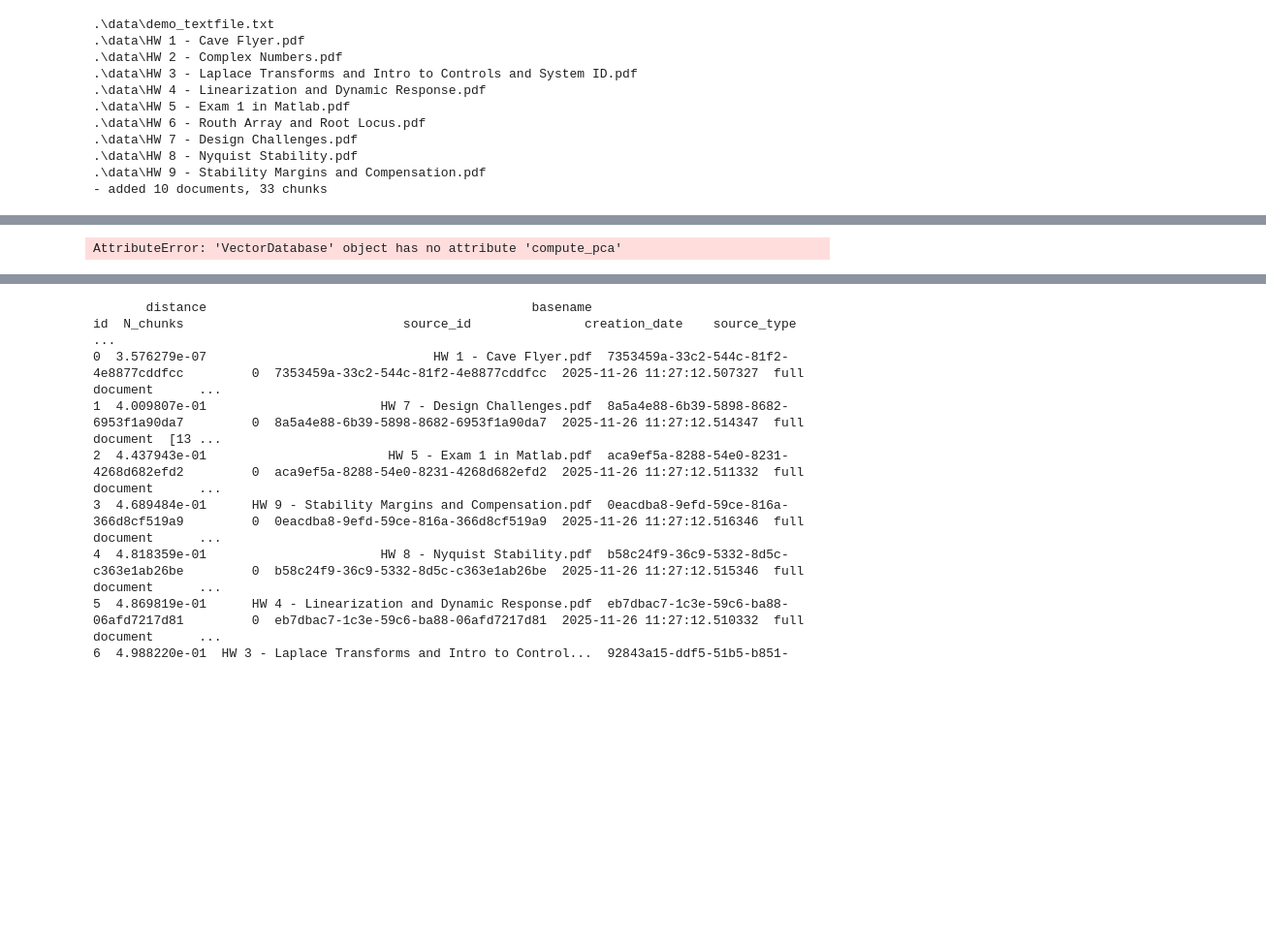
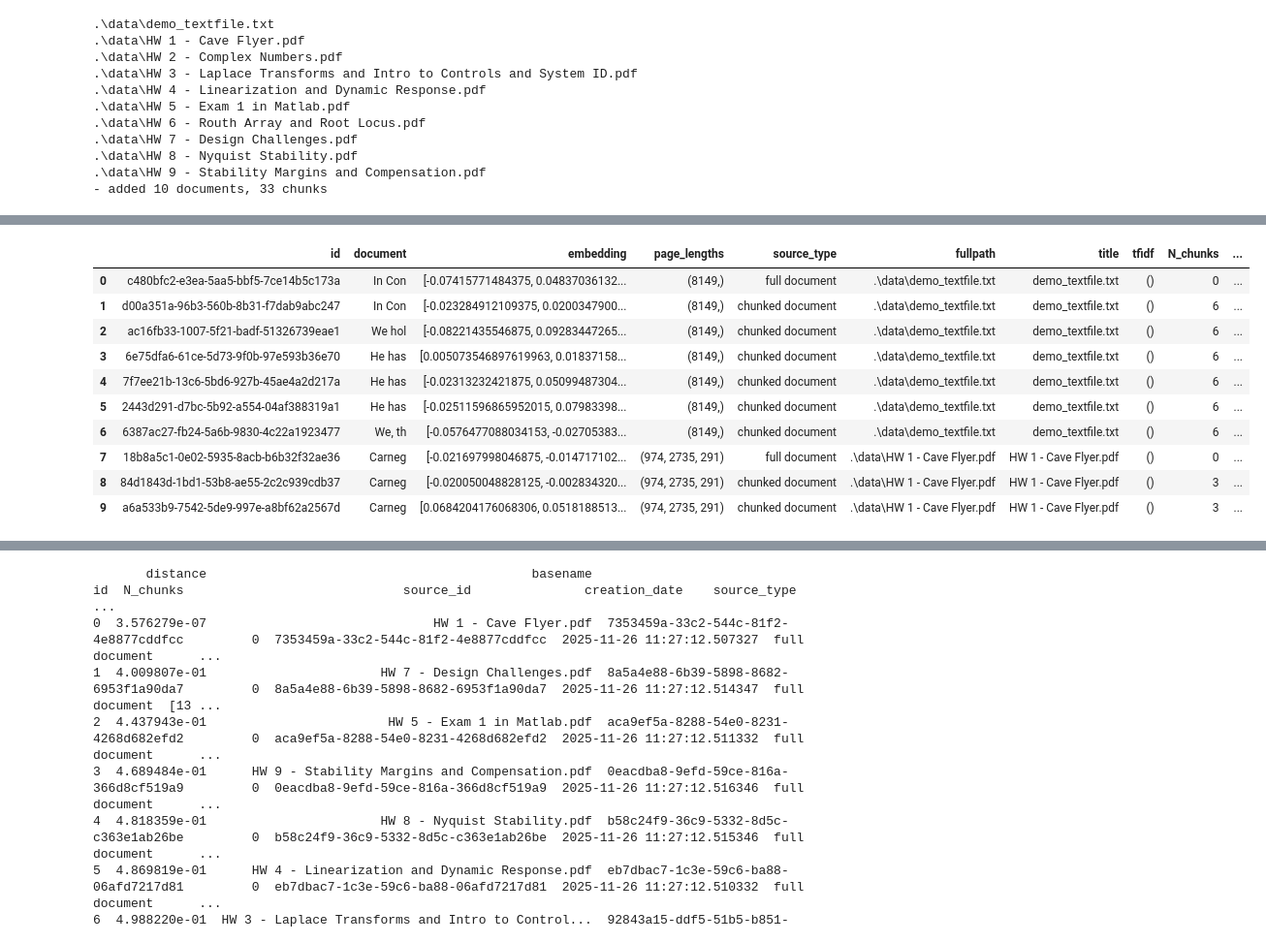
Before and after one commit to Shroff20/rag2, a Jupyter notebook: demo.ipynb, the cells around one changed output, grey strips where cells are left out. Shown at 97% size. Saved outputs shown, nothing was run; the diff lists cells and outputs as text; code cells hidden in the pictures; blank space fills up the shorter version.

```diff
--- a/demo.ipynb
+++ b/demo.ipynb
@@ -15,9 +14,9 @@ device = "cuda"
 database_folder = "./database_data"
 os.environ["GOOGLE_API_KEY"] = "AIzaSyCp2r7wKvf_aNLc1gxzJTdhLrVAwaS-0WM"
 
-DS = database.VectorDatabase(device, database_folder)
-DS.info()
-DS.clear_collections()
-DS.create_collection()
+VD = database.VectorDatabase(device, database_folder)
+VD.info()
+VD.clear_collections()
+VD.create_collection()
 # %% [output]
 collections: [Collection(name=documents)]
@@ -28,7 +29,7 @@ glob_pattern = os.path.join('.', 'data', '*')
 files = glob.glob(glob_pattern)
 
 for file in files:
-   DS.add_documents(file)
+   VD.add_documents(file)
 # %% [output]
 .\data\demo_textfile.txt
 - added 1 documents, 6 chunks
@@ -51,7 +52,7 @@ for file in files:
 .\data\HW 9 - Stability Margins and Compensation.pdf
 - added 1 documents, 1 chunks
 # %%
-DS.add_documents(files)
+VD.add_documents(files)
 # %% [output]
 .\data\demo_textfile.txt
 .\data\HW 1 - Cave Flyer.pdf
@@ -121,7 +102,64 @@ DS.collection.get()
-# %%
-DS.compute_pca()
-# %% [output]
-AttributeError: 'VectorDatabase' object has no attribute 'compute_pca'
+# %%
+import pandas as pd
+import ast
+
+
+
+
+def results_to_df(results, document_length_limit = None):
+
+    d = {}
+    if 'distances' in results.keys():
+        d['distance'] = results['distances']
+    if 'ids' in results.keys():
+        d['id'] = results['ids']
+    if 'documents' in results.keys():
+        d['document'] = results['documents']
+    if 'embeddings' in results.keys():
+        d['embedding'] = [row for row in results['embeddings']]
+    df = pd.DataFrame.from_dict(d)
+
+    if 'metadatas' in results.keys():
+        df_metadata = pd.DataFrame(results['metadatas'], index = range(len(df))).drop(columns = 'id')
+        df = pd.concat([df, df_metadata], axis = 1).reset_index(drop = True)
+
+    datetime_format =  r"%Y-%m-%d %H:%M:%S.%f"
+    type_converter = {}
+    type_converter['creation_date'] = lambda x:  pd.to_datetime(x, format = datetime_format)
+    type_converter['upload_date'] = lambda x:  pd.to_datetime(x, format = datetime_format)
+    type_converter['modification_date'] = lambda x:  pd.to_datetime(x, format = datetime_format)
+    type_converter['page_lengths'] = lambda x:  x.apply(ast.literal_eval)
+    type_converter['document'] = lambda x:  x.str[:document_length_limit]
+
+    for col in df.columns:
+        if col in type_converter.keys():
+            df[col] = type_converter[col](df[col])
+
+    return df
+
+
+results = VD.collection.get(
+        limit=10,
+        offset=0,
+        include=['documents', 'metadatas', 'embeddings'] # Specify what to include
+    )
+
+
+df = results_to_df(results, document_length_limit= 6)
+
+df
+# %% [output]
+|  | id | document | embedding | page_lengths | source_type | fullpath | title | tfidf | N_chunks | ... |
+| 0 | c480bfc2-e3ea-5aa5-bbf5-7ce14b5c173a | In Con | [-0.07415771484375, 0.04837036132... | (8149,) | full document | .\data\demo_textfile.txt | demo_textfile.txt | () | 0 | ... |
+| 1 | d00a351a-96b3-560b-8b31-f7dab9abc247 | In Con | [-0.023284912109375, 0.0200347900... | (8149,) | chunked document | .\data\demo_textfile.txt | demo_textfile.txt | () | 6 | ... |
+| 2 | ac16fb33-1007-5f21-badf-51326739eae1 | We hol | [-0.08221435546875, 0.09283447265... | (8149,) | chunked document | .\data\demo_textfile.txt | demo_textfile.txt | () | 6 | ... |
+| 3 | 6e75dfa6-61ce-5d73-9f0b-97e593b36e70 | He has | [0.005073546897619963, 0.01837158... | (8149,) | chunked document | .\data\demo_textfile.txt | demo_textfile.txt | () | 6 | ... |
+| 4 | 7f7ee21b-13c6-5bd6-927b-45ae4a2d217a | He has | [-0.02313232421875, 0.05099487304... | (8149,) | chunked document | .\data\demo_textfile.txt | demo_textfile.txt | () | 6 | ... |
+| 5 | 2443d291-d7bc-5b92-a554-04af388319a1 | He has | [-0.02511596865952015, 0.07983398... | (8149,) | chunked document | .\data\demo_textfile.txt | demo_textfile.txt | () | 6 | ... |
+| 6 | 6387ac27-fb24-5a6b-9830-4c22a1923477 | We, th | [-0.0576477088034153, -0.02705383... | (8149,) | chunked document | .\data\demo_textfile.txt | demo_textfile.txt | () | 6 | ... |
+| 7 | 18b8a5c1-0e02-5935-8acb-b6b32f32ae36 | Carneg | [-0.021697998046875, -0.014717102... | (974, 2735, 291) | full document | .\data\HW 1 - Cave Flyer.pdf | HW 1 - Cave Flyer.pdf | () | 0 | ... |
+| 8 | 84d1843d-1bd1-53b8-ae55-2c2c939cdb37 | Carneg | [-0.020050048828125, -0.002834320... | (974, 2735, 291) | chunked document | .\data\HW 1 - Cave Flyer.pdf | HW 1 - Cave Flyer.pdf | () | 3 | ... |
+| 9 | a6a533b9-7542-5de9-997e-a8bf62a2567d | Carneg | [0.0684204176068306, 0.0518188513... | (974, 2735, 291) | chunked document | .\data\HW 1 - Cave Flyer.pdf | HW 1 - Cave Flyer.pdf | () | 3 | ... |
 # %%
 labels, inertia, df_pca = DS.run_kmeans(n_clusters = 3)
 df_pca
```
Also changed, not shown: parts of 8 cells of this notebook, 1 other file.
